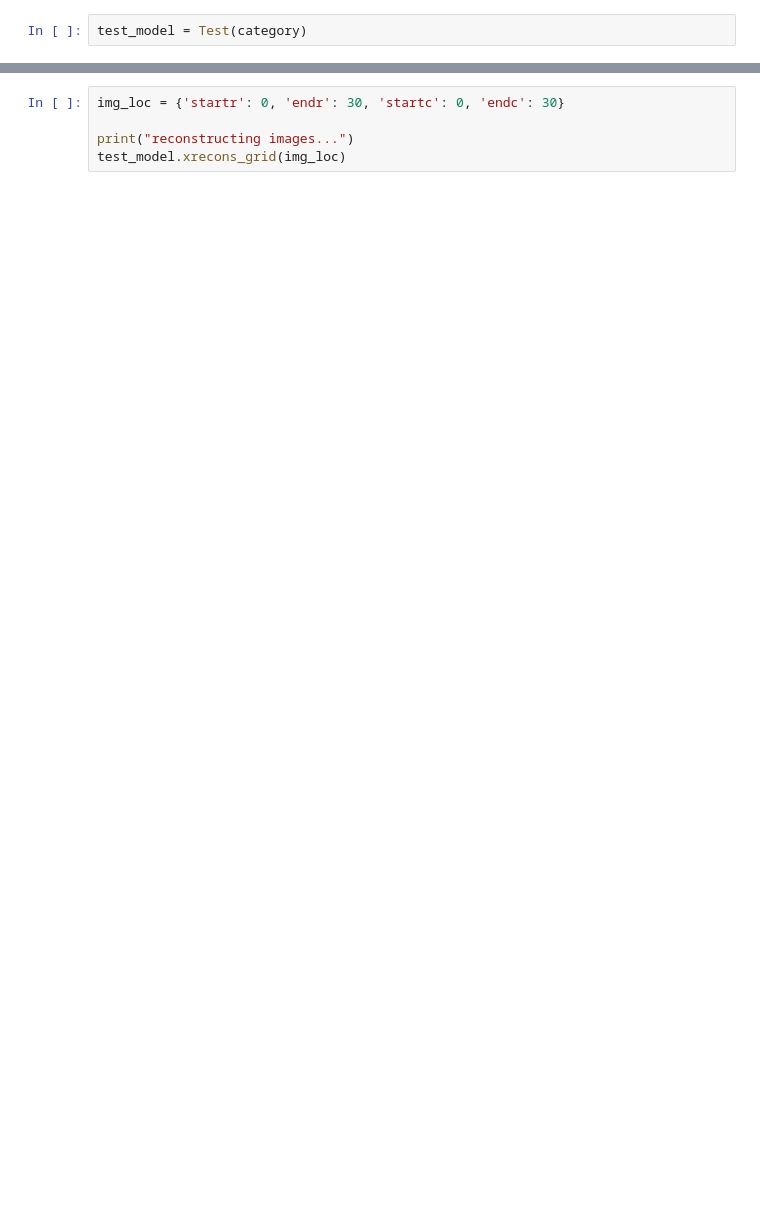
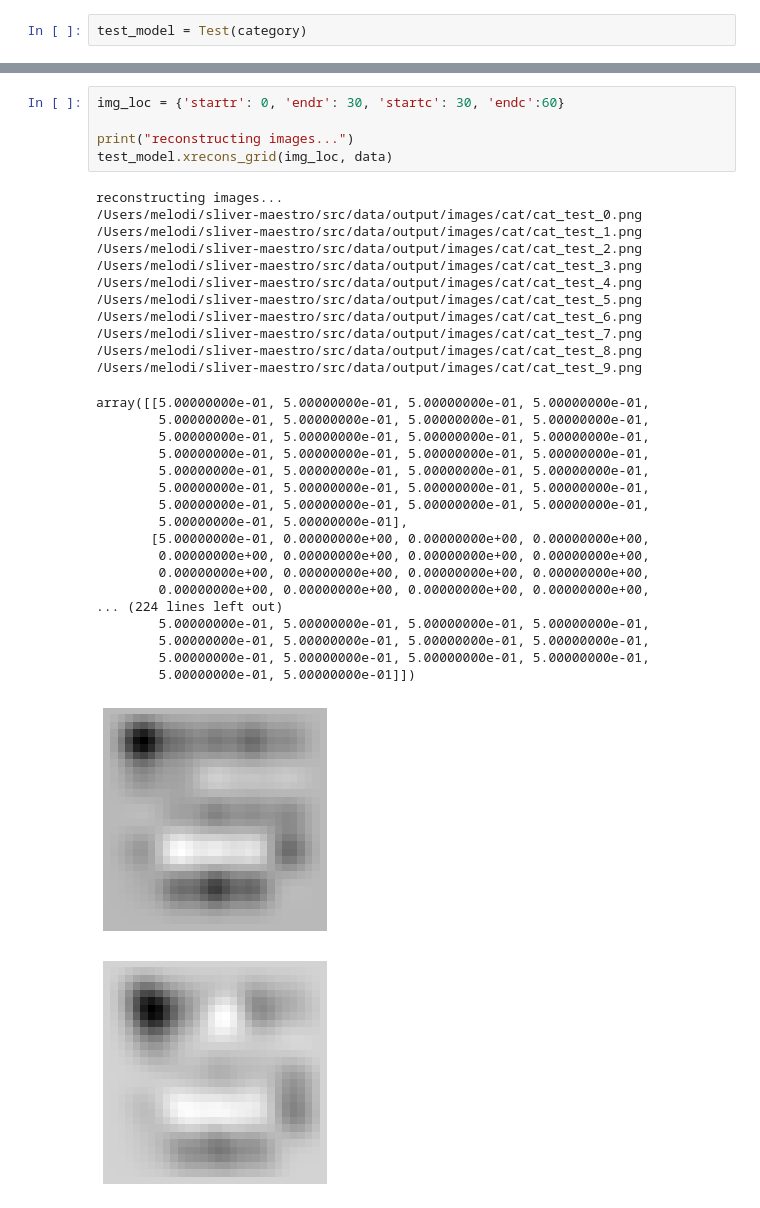
Before and after one commit to melodiCyb/sliver-maestro, a Jupyter notebook: notebooks/draw_cat.ipynb, the cells around one changed output, grey strips where cells are left out. Saved outputs shown, nothing was run; the diff lists cells and outputs as text; blank space fills up the shorter version.

```diff
--- a/notebooks/draw_cat.ipynb
+++ b/notebooks/draw_cat.ipynb
@@ -103,5 +154,36 @@ test_model = Test(category)
 # %%
-img_loc = {'startr': 0, 'endr': 30, 'startc': 0, 'endc': 30}
+img_loc = {'startr': 0, 'endr': 30, 'startc': 30, 'endc':60}
 
 print("reconstructing images...")
-test_model.xrecons_grid(img_loc)
+test_model.xrecons_grid(img_loc, data)
+# %% [output]
+reconstructing images...
+/Users/melodi/sliver-maestro/src/data/output/images/cat/cat_test_0.png
+/Users/melodi/sliver-maestro/src/data/output/images/cat/cat_test_1.png
+/Users/melodi/sliver-maestro/src/data/output/images/cat/cat_test_2.png
+/Users/melodi/sliver-maestro/src/data/output/images/cat/cat_test_3.png
+/Users/melodi/sliver-maestro/src/data/output/images/cat/cat_test_4.png
+/Users/melodi/sliver-maestro/src/data/output/images/cat/cat_test_5.png
+/Users/melodi/sliver-maestro/src/data/output/images/cat/cat_test_6.png
+/Users/melodi/sliver-maestro/src/data/output/images/cat/cat_test_7.png
+/Users/melodi/sliver-maestro/src/data/output/images/cat/cat_test_8.png
+/Users/melodi/sliver-maestro/src/data/output/images/cat/cat_test_9.png
+array([[5.00000000e-01, 5.00000000e-01, 5.00000000e-01, 5.00000000e-01,
+        5.00000000e-01, 5.00000000e-01, 5.00000000e-01, 5.00000000e-01,
+        5.00000000e-01, 5.00000000e-01, 5.00000000e-01, 5.00000000e-01,
+        5.00000000e-01, 5.00000000e-01, 5.00000000e-01, 5.00000000e-01,
+        5.00000000e-01, 5.00000000e-01, 5.00000000e-01, 5.00000000e-01,
+        5.00000000e-01, 5.00000000e-01, 5.00000000e-01, 5.00000000e-01,
+        5.00000000e-01, 5.00000000e-01, 5.00000000e-01, 5.00000000e-01,
+        5.00000000e-01, 5.00000000e-01],
+       [5.00000000e-01, 0.00000000e+00, 0.00000000e+00, 0.00000000e+00,
+        0.00000000e+00, 0.00000000e+00, 0.00000000e+00, 0.00000000e+00,
+        0.00000000e+00, 0.00000000e+00, 0.00000000e+00, 0.00000000e+00,
+        0.00000000e+00, 0.00000000e+00, 0.00000000e+00, 0.00000000e+00,
+... (224 lines left out)
+        5.00000000e-01, 5.00000000e-01, 5.00000000e-01, 5.00000000e-01,
+        5.00000000e-01, 5.00000000e-01, 5.00000000e-01, 5.00000000e-01,
+        5.00000000e-01, 5.00000000e-01, 5.00000000e-01, 5.00000000e-01,
+        5.00000000e-01, 5.00000000e-01]])
+[figure, added]
+[figure, added]
```
Also changed, not shown: parts of 19 cells of this notebook, 3 other files.
